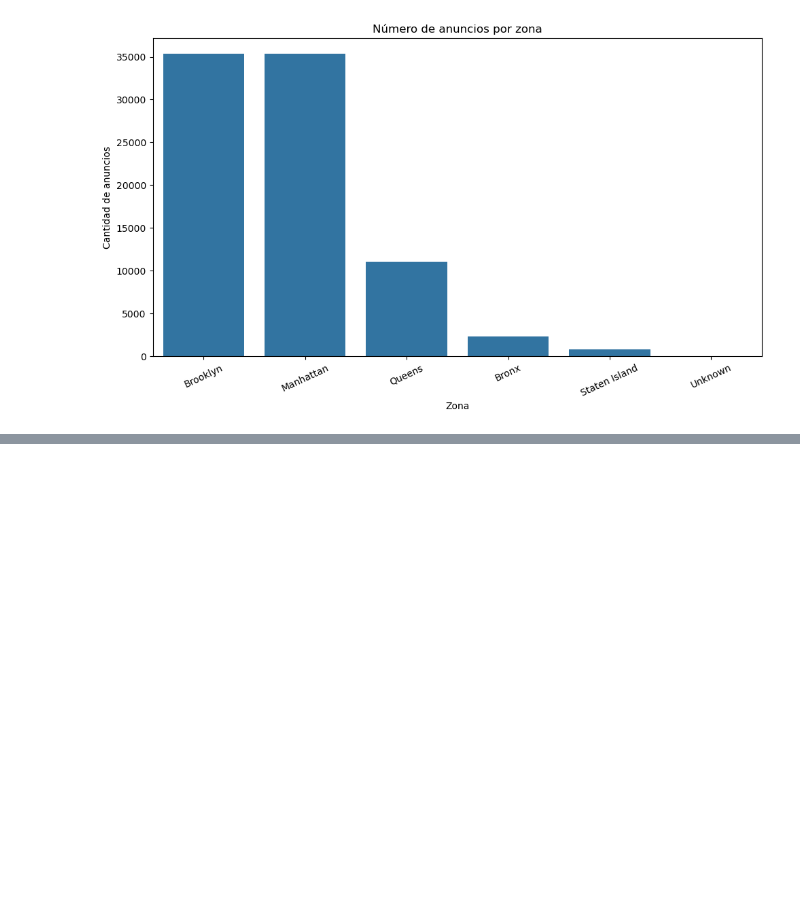
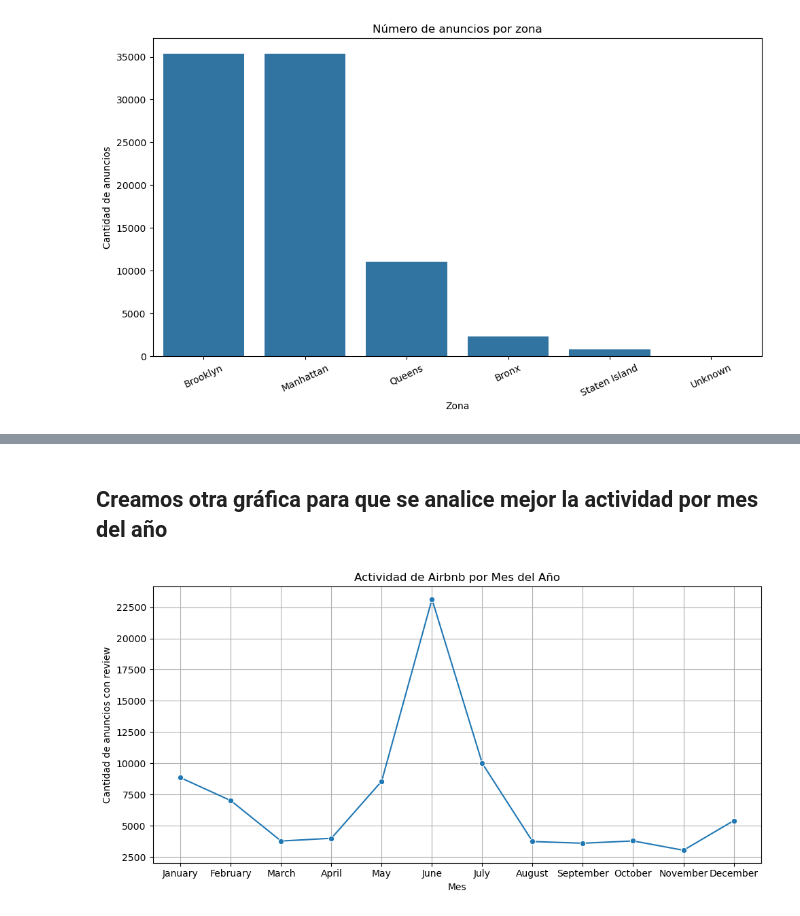
Before and after one commit to OscarFdz24/ProyectoEDA_Airbnb_Evolve, a Jupyter notebook: notebooks/03_Data_VisualizationEDA.ipynb, the cells around one changed output, grey strips where cells are left out. Saved outputs shown, nothing was run; the diff lists cells and outputs as text; code cells hidden in the pictures; blank space fills up the shorter version.

```diff
--- a/notebooks/03_Data_VisualizationEDA.ipynb
+++ b/notebooks/03_Data_VisualizationEDA.ipynb
@@ -244,0 +310,30 @@ plt.show()
+# %% [markdown]
+## Creamos otra gráfica para que se analice mejor la actividad por mes del año
+# %%
+import calendar
+
+# Extraemos el mes de la última review
+df_temp = df_airbnb.dropna(subset=["last_review"]).copy()
+df_temp["month"] = df_temp["last_review"].dt.month
+
+# Contamos número de anuncios con review en cada mes
+monthly_activity = df_temp.groupby("month")["id"].count()
+
+# Convertimos número de mes → nombre de mes
+monthly_activity.index = monthly_activity.index.map(lambda x: calendar.month_name[x])
+
+# Reordenamos por orden real del año
+order_months = [calendar.month_name[i] for i in range(1, 13)]
+monthly_activity = monthly_activity.reindex(order_months)
+
+# Visualización
+plt.figure(figsize=(10, 5))
+sns.lineplot(x=monthly_activity.index, y=monthly_activity.values, marker="o")
+plt.title("Actividad de Airbnb por Mes del Año")
+plt.xlabel("Mes")
+plt.ylabel("Cantidad de anuncios con review")
+plt.grid(True)
+plt.tight_layout()
+plt.show()
+# %% [output]
+[figure, added]
```
Also changed, not shown: parts of 23 cells of this notebook.
